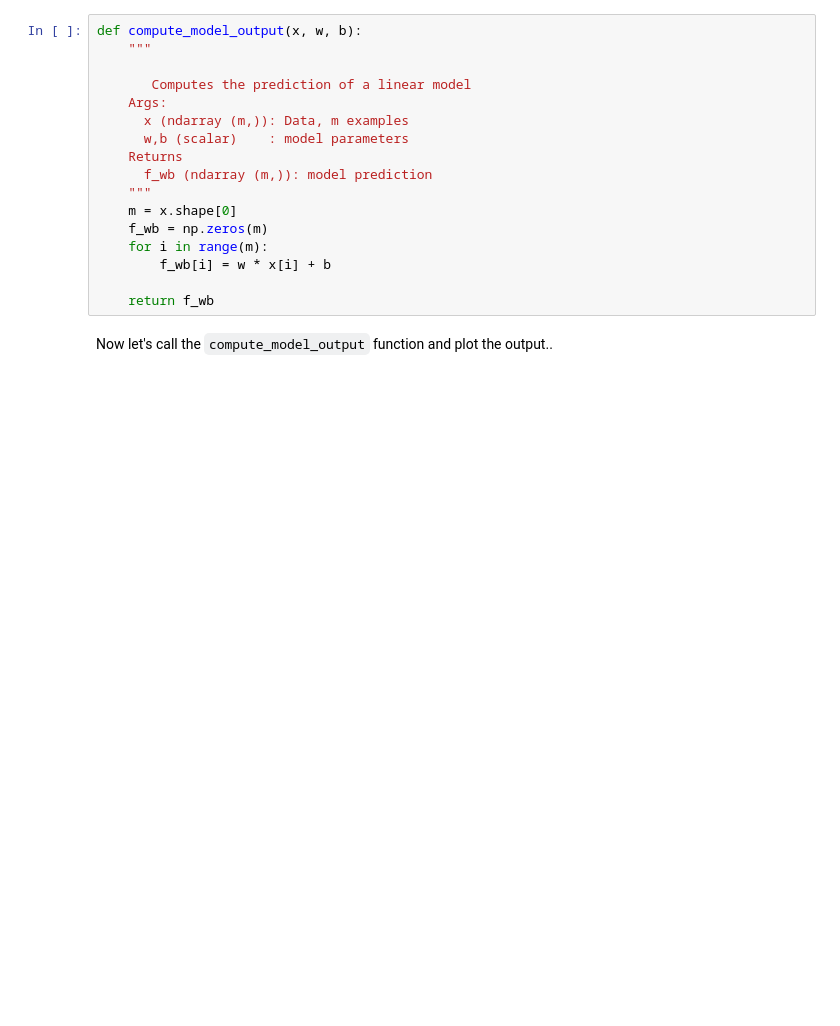
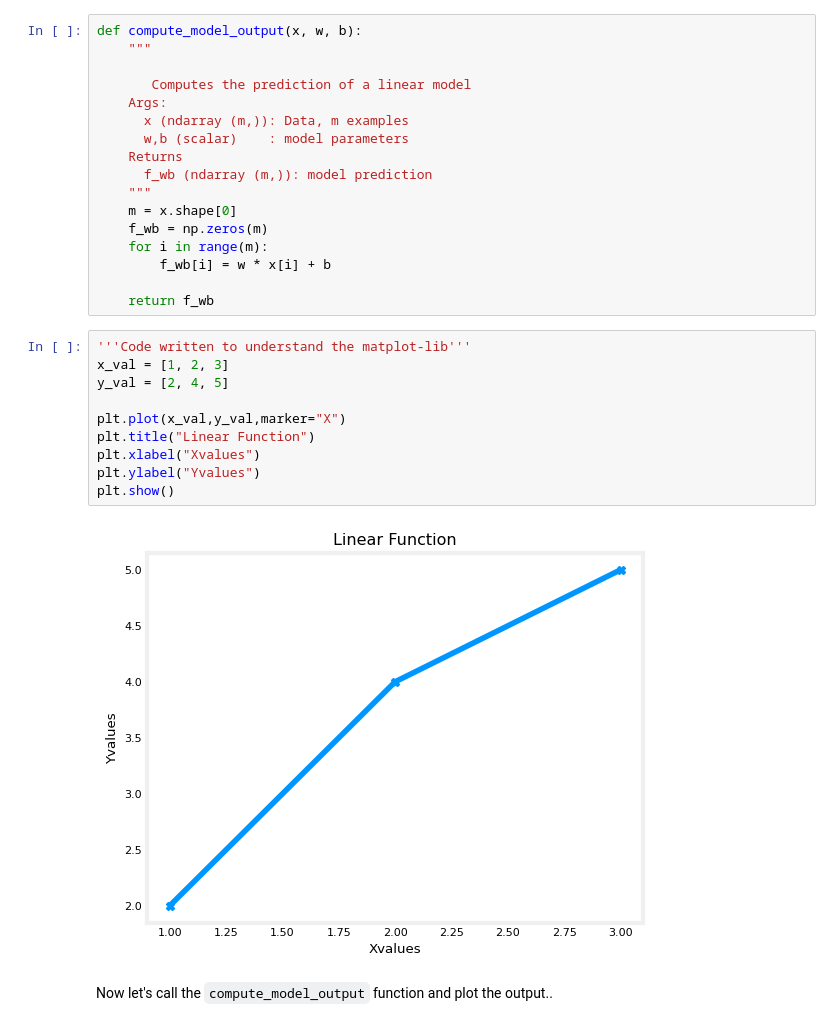
Before and after one commit to Akbhartiq/Machine-Learning, a Jupyter notebook: LinearReg/C1_W1_Lab02_Model_Representation_Soln.ipynb, the cells around one changed output. Drawn from its saved outputs; the diff is of its cells as text; blank space fills up the shorter version.

```diff
--- a/LinearReg/C1_W1_Lab02_Model_Representation_Soln.ipynb
+++ b/LinearReg/C1_W1_Lab02_Model_Representation_Soln.ipynb
@@ -161,6 +164,18 @@ def compute_model_output(x, w, b):
         f_wb[i] = w * x[i] + b
 
     return f_wb
+# %%
+'''Code written to understand the matplot-lib'''
+x_val = [1, 2, 3]
+y_val = [2, 4, 5]
+
+plt.plot(x_val,y_val,marker="X")
+plt.title("Linear Function")
+plt.xlabel("Xvalues")
+plt.ylabel("Yvalues")
+plt.show()
+# %% [output]
+[figure, added]
 # %% [markdown]
 Now let's call the `compute_model_output` function and plot the output..
 # %%
```
Also changed, not shown: parts of 5 cells of this notebook.
